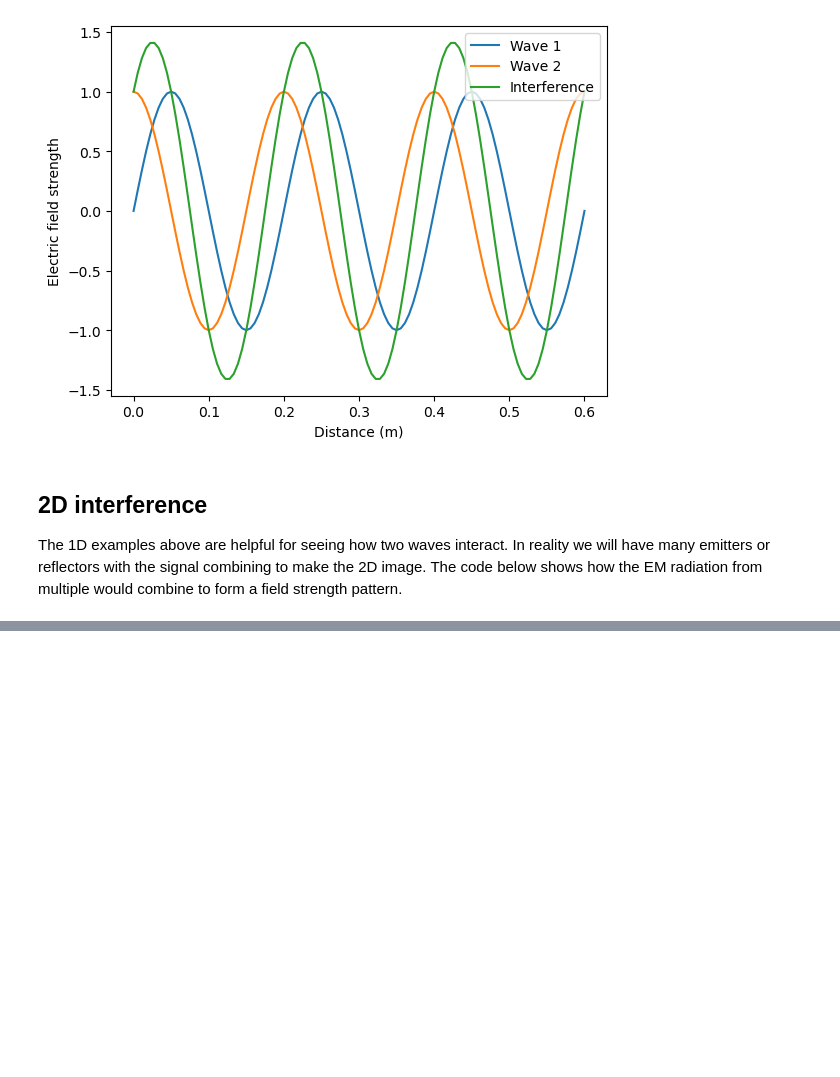
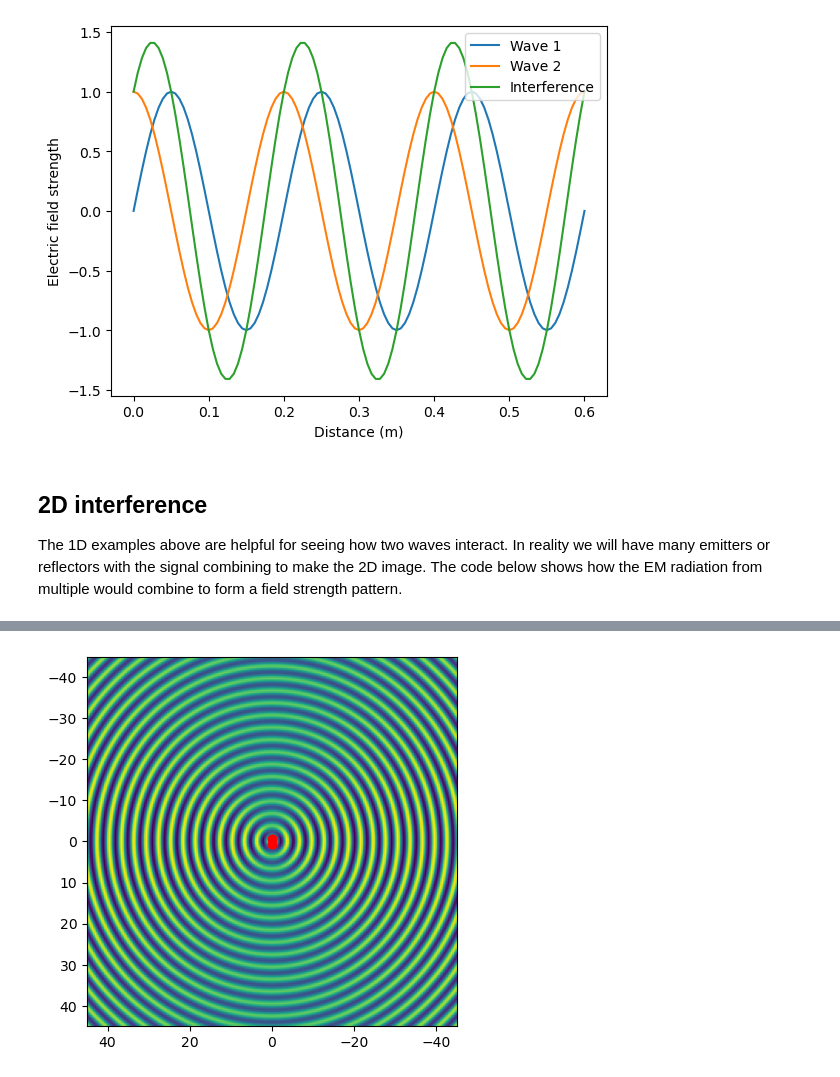
Before and after one commit to edinburgh-university-OOSA/active_sensing, a Jupyter notebook: radar_phase/radar_phase.ipynb, the cells around one changed output, grey strips where cells are left out. Cells and saved outputs as stored; diff of their text form; code cells hidden in the pictures; blank space fills up the shorter version.

```diff
--- a/radar_phase/radar_phase.ipynb
+++ b/radar_phase/radar_phase.ipynb
@@ -175,0 +189,14 @@ plt.show()
+# %%
+# define the number of EM sources and the total extent they are spread over (D, aperture size)
+N=2
+D=1
+
+# define the EM properties. Phase is the total phase shift from one end to the other
+A=1.0   # amplitude
+l=3   # wavelength in metres
+p=0   # phase differnce in degrees between each emitter
+
+# make the plot
+plotInterference(N,D,A,l,p)
+# %% [output]
+[figure, added]
```
Also changed, not shown: parts of 2 cells of this notebook.
